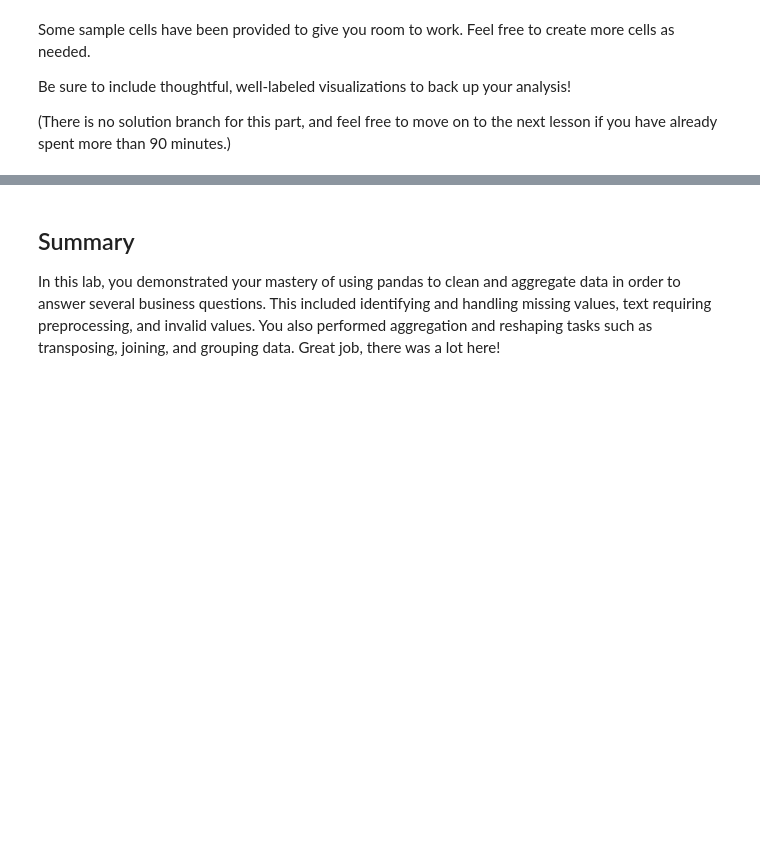
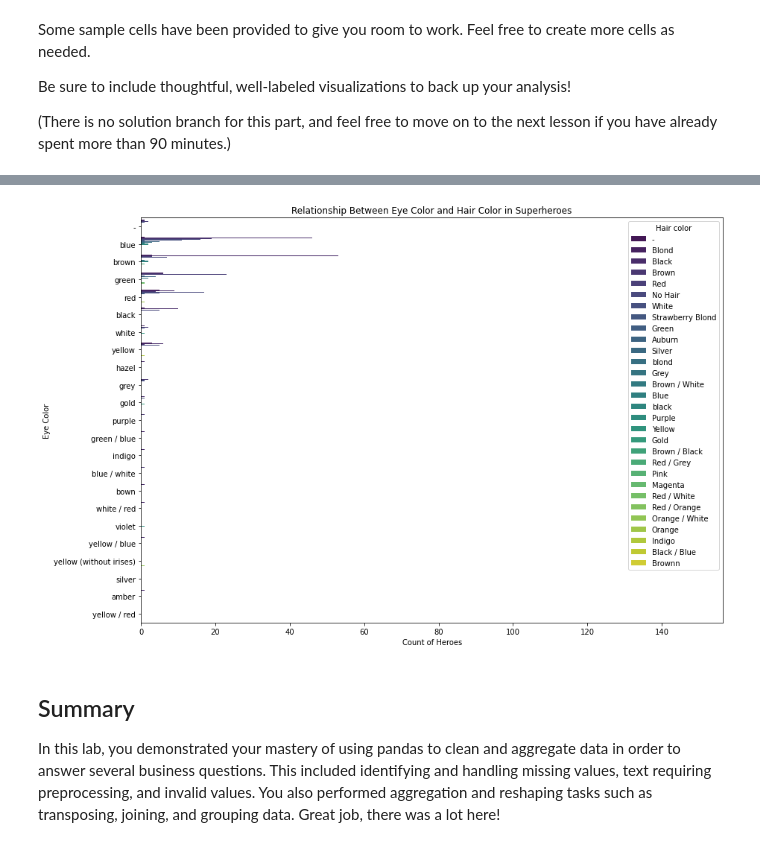
Before and after one commit to vidya-byte/dsc-pandas-data-cleaning-lab, a Jupyter notebook: Pandas Data Cleaning cumulative lab.ipynb, the cells around one changed output, grey strips where cells are left out. Cells and saved outputs as stored; diff of their text form; code cells hidden in the pictures; blank space fills up the shorter version.

```diff
--- a/Pandas Data Cleaning cumulative lab.ipynb
+++ b/Pandas Data Cleaning cumulative lab.ipynb
@@ -695,0 +899,3 @@ Be sure to include thoughtful, well-labeled visualizations to back up your analy
+# %%
+eye_hair_counts = heroes_df.groupby(['Eye color', 'Hair color']).size().reset_index(name='Count')
+eye_hair_counts
@@ -696,3 +916,14 @@ Be sure to include thoughtful, well-labeled visualizations to back up your analy
+# %%
+#plotting the bar plot
+eye_hair_counts = eye_hair_counts.sort_values('Count', ascending=False)
+plt.figure(figsize=(14, 10))
+sns.barplot(x='Count', y='Eye color', hue='Hair color', data=eye_hair_counts, palette='viridis')
+plt.xlabel('Count of Heroes')
+plt.ylabel('Eye Color')
+plt.title('Relationship Between Eye Color and Hair Color in Superheroes')
+plt.show()
+# %% [output]
+[figure, added]
 # %% [markdown]
 ## Summary
 
```
Also changed, not shown: parts of 32 cells of this notebook.
